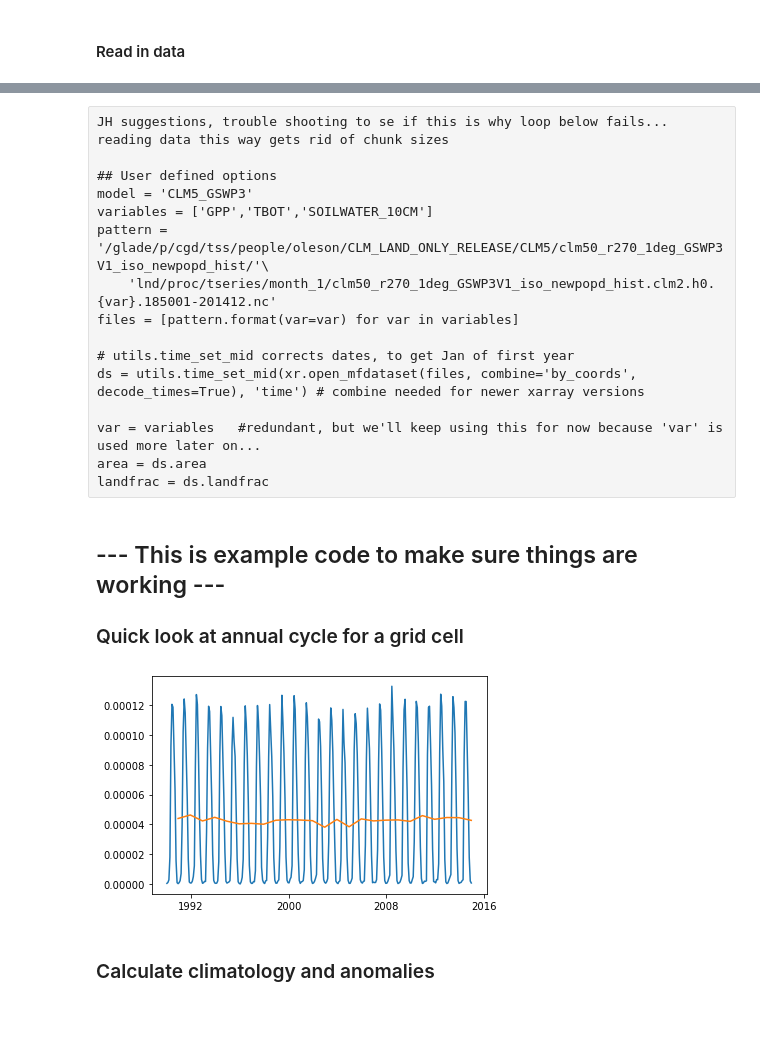
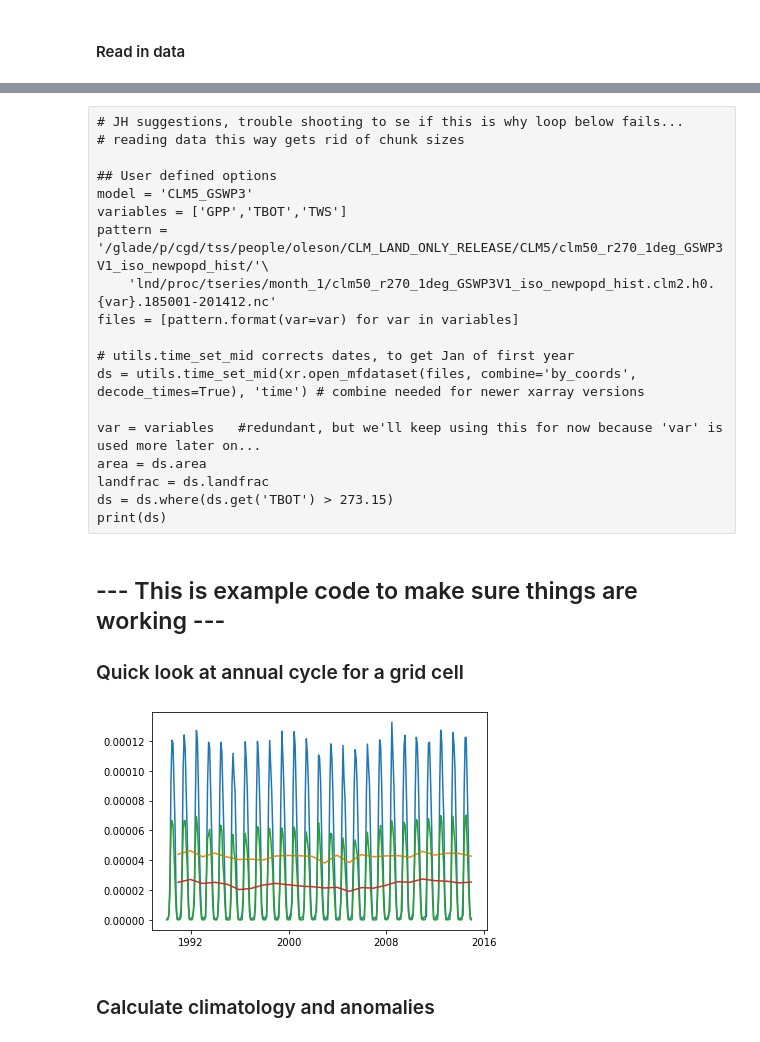
Before and after one commit to NCAR/ctsm_python_gallery, a Jupyter notebook: notebooks/MonthlySVD.ipynb, the cells around one changed output, grey strips where cells are left out. Cells and saved outputs as stored; diff of their text form; code cells hidden in the pictures.

```diff
--- a/notebooks/MonthlySVD.ipynb
+++ b/notebooks/MonthlySVD.ipynb
@@ -47,10 +104,10 @@ ds = xr.merge([ds0, ds1, ds2])
 # %% [raw]
-JH suggestions, trouble shooting to se if this is why loop below fails...
-reading data this way gets rid of chunk sizes
+# JH suggestions, trouble shooting to se if this is why loop below fails...
+# reading data this way gets rid of chunk sizes
 
 ## User defined options
 model = 'CLM5_GSWP3'
-variables = ['GPP','TBOT','SOILWATER_10CM']
+variables = ['GPP','TBOT','TWS']
 pattern = '/glade/p/cgd/tss/people/oleson/CLM_LAND_ONLY_RELEASE/CLM5/clm50_r270_1deg_GSWP3V1_iso_newpopd_hist/'\
     'lnd/proc/tseries/month_1/clm50_r270_1deg_GSWP3V1_iso_newpopd_hist.clm2.h0.{var}.185001-201412.nc'
 files = [pattern.format(var=var) for var in variables]
@@ -61,21 +118,30 @@ ds = utils.time_set_mid(xr.open_mfdataset(files, combine='by_coords', decode_tim
 var = variables   #redundant, but we'll keep using this for now because 'var' is used more later on...
 area = ds.area
 landfrac = ds.landfrac
+ds = ds.where(ds.get('TBOT') > 273.15)
+print(ds)
 # %% [markdown]
 ## --- This is example code to make sure things are working ---
 ###          Quick look at annual cycle for a grid cell
 # %%
 years = 25
 months = years * 12
 tlat =  60  #-3
 tlon =  240 #280
 ds_test = ds.sel(lat=tlat, lon=tlon, method='nearest') #select a single grid point to work with first
 ds_last = ds_test.isel(time=slice(-months,None))
 dataset = ds_last.get(var)
 ds_ann  = dataset.apply(utils.weighted_annual_mean)
 plt.plot(ds_last.time['time'], ds_last.get(var[0]), '-' );
 plt.plot(ds_ann.time['time'], ds_ann.get(var[0]), '-' );
+
+dsB_test = dsB.sel(lat=tlat, lon=tlon, method='nearest') #select a single grid point to work with first
+dsB_last = dsB_test.isel(time=slice(-months,None))
+datasetB = dsB_last.get(var)
+dsB_ann  = datasetB.apply(utils.weighted_annual_mean)
+plt.plot(dsB_last.time['time'], dsB_last.get(var[0]), '-' );
+plt.plot(dsB_ann.time['time'], dsB_ann.get(var[0]), '-' );
 # %% [output]
-[figure, old version]
+[figure, new version]
 # %% [markdown]
 ### Calculate climatology and anomalies
```
Also changed, not shown: parts of 51 cells of this notebook.
